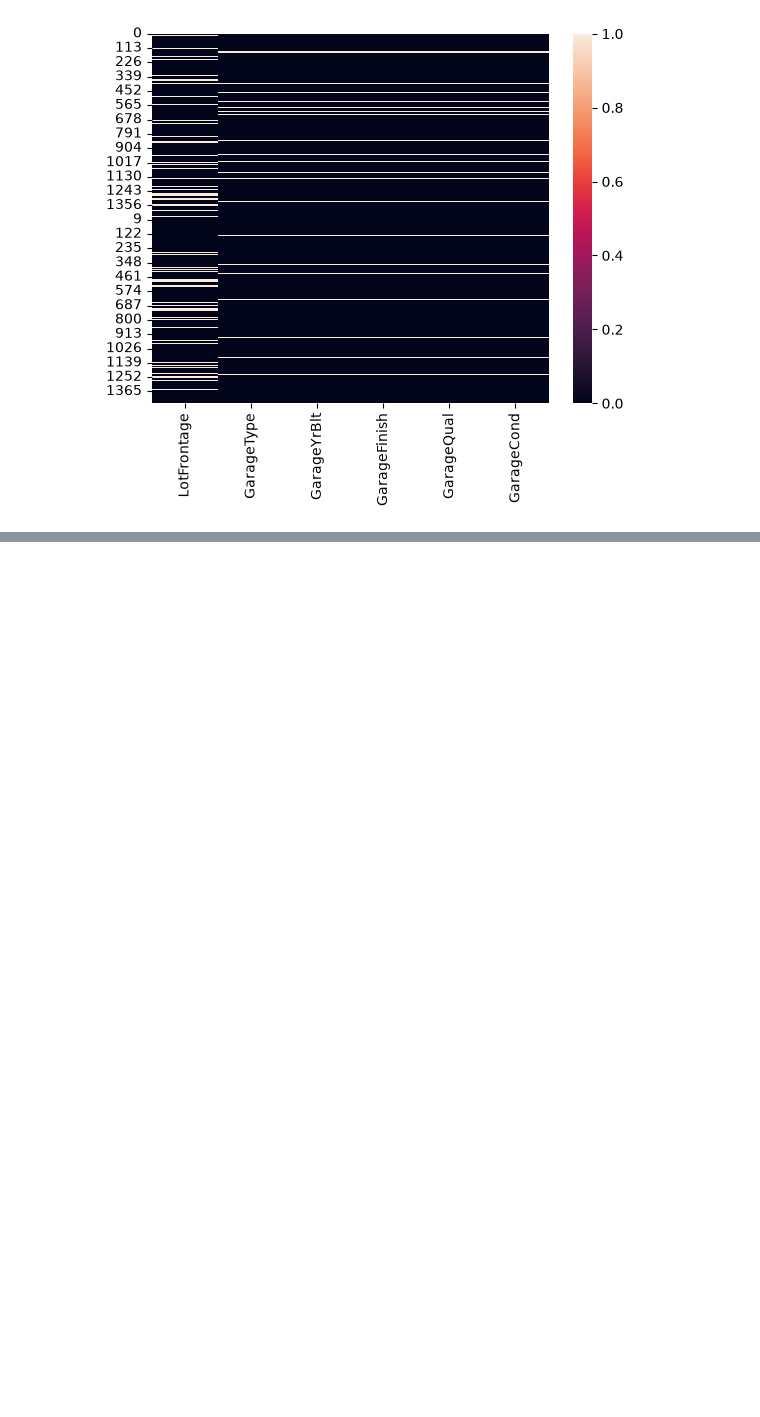
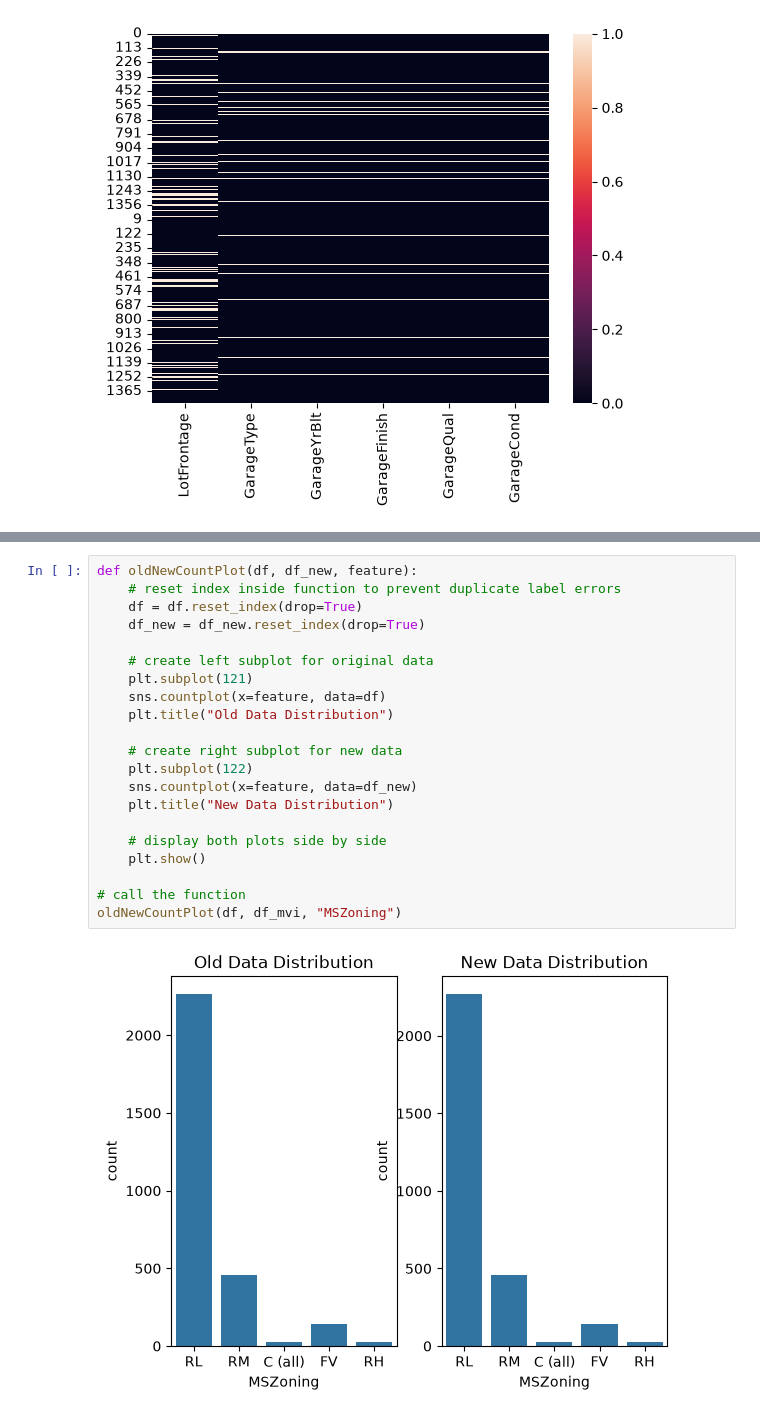
Before and after one commit to saroshkhan111/house_prediction_price, a Jupyter notebook: house_price_prediction_1.ipynb, the cells around one changed output, grey strips where cells are left out. Drawn from its saved outputs; the diff is of its cells as text; blank space fills up the shorter version.

```diff
--- a/house_price_prediction_1.ipynb
+++ b/house_price_prediction_1.ipynb
@@ -555,0 +705,23 @@ sns.heatmap(df[miss_value_5_20_perc.keys()].isnull())
+# %%
+def oldNewCountPlot(df, df_new, feature):
+    # reset index inside function to prevent duplicate label errors
+    df = df.reset_index(drop=True)
+    df_new = df_new.reset_index(drop=True)
+
+    # create left subplot for original data
+    plt.subplot(121)
+    sns.countplot(x=feature, data=df)
+    plt.title("Old Data Distribution")
+
+    # create right subplot for new data
+    plt.subplot(122)
+    sns.countplot(x=feature, data=df_new)
+    plt.title("New Data Distribution")
+
+    # display both plots side by side
+    plt.show()
+
+# call the function
+oldNewCountPlot(df, df_mvi, "MSZoning")
+# %% [output]
+[figure, added]
```
Also changed, not shown: parts of 22 cells of this notebook.
